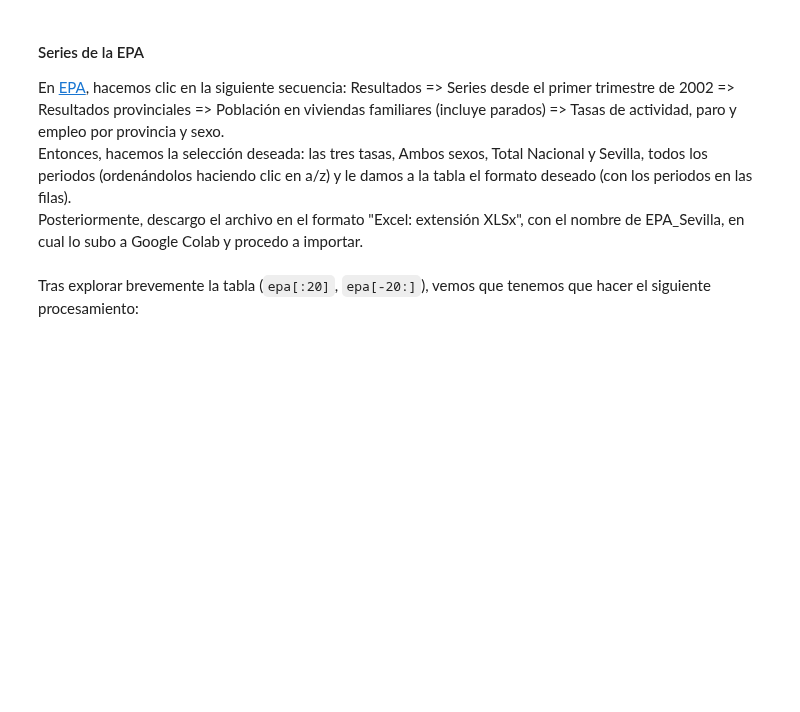
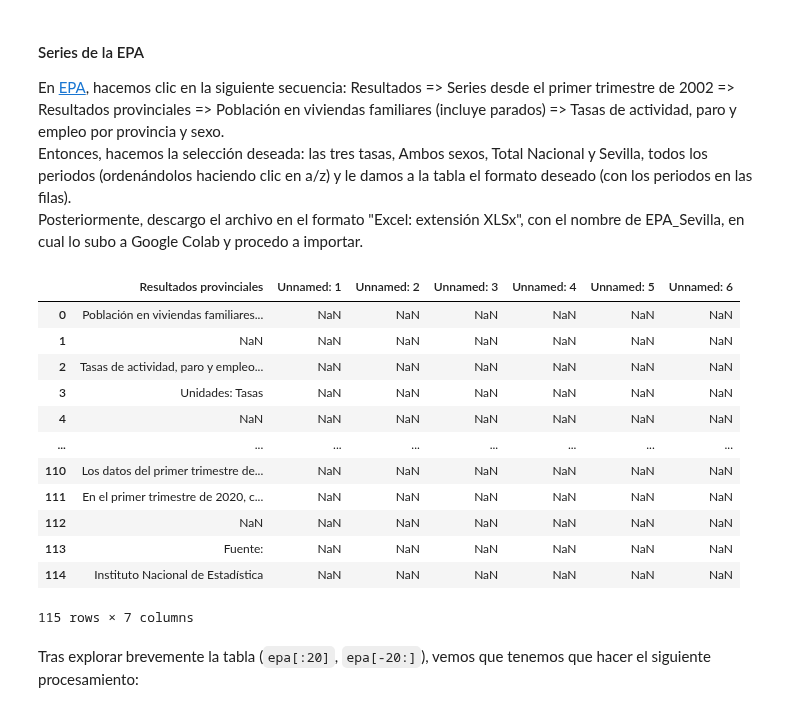
Before and after one commit to otoperalias/Coyuntura, a Jupyter notebook: clases/Tema2_IV.ipynb, the cells around one changed output. Drawn from its saved outputs; the diff is of its cells as text; code cells hidden in the pictures; blank space fills up the shorter version.

````diff
--- a/clases/Tema2_IV.ipynb
+++ b/clases/Tema2_IV.ipynb
@@ -48,7 +48,22 @@ En [EPA](https://www.ine.es/dyngs/INEbase/es/operacion.htm?c=Estadistica_C&cid=1
 Entonces, hacemos la selección deseada: las tres tasas, Ambos sexos, Total Nacional y Sevilla, todos los periodos (ordenándolos haciendo clic en a/z) y le damos a la tabla el formato deseado (con los periodos en las filas).
 Posteriormente, descargo el archivo en el formato "Excel: extensión XLSx", con el nombre de EPA_Sevilla, en cual lo subo a Google Colab y procedo a importar.
 # %%
-epa=pd.read_excel("datos_epa.xlsx")
+epa=pd.read_excel("/content/65349-5.xlsx")
+epa
+# %% [output]
+|  | Resultados provinciales | Unnamed: 1 | Unnamed: 2 | Unnamed: 3 | Unnamed: 4 | Unnamed: 5 | Unnamed: 6 |
+| 0 | Población en viviendas familiares... | NaN | NaN | NaN | NaN | NaN | NaN |
+| 1 | NaN | NaN | NaN | NaN | NaN | NaN | NaN |
+| 2 | Tasas de actividad, paro y empleo... | NaN | NaN | NaN | NaN | NaN | NaN |
+| 3 | Unidades: Tasas | NaN | NaN | NaN | NaN | NaN | NaN |
+| 4 | NaN | NaN | NaN | NaN | NaN | NaN | NaN |
+| ... | ... | ... | ... | ... | ... | ... | ... |
+| 110 | Los datos del primer trimestre de... | NaN | NaN | NaN | NaN | NaN | NaN |
+| 111 | En el primer trimestre de 2020, c... | NaN | NaN | NaN | NaN | NaN | NaN |
+| 112 | NaN | NaN | NaN | NaN | NaN | NaN | NaN |
+| 113 | Fuente: | NaN | NaN | NaN | NaN | NaN | NaN |
+| 114 | Instituto Nacional de Estadística | NaN | NaN | NaN | NaN | NaN | NaN |
+115 rows × 7 columns
 # %% [markdown]
 Tras explorar brevemente la tabla (```epa[:20]```, ```epa[-20:]```), vemos que tenemos que hacer el siguiente procesamiento:
 # %%
````
Also changed, not shown: parts of 12 cells of this notebook.
